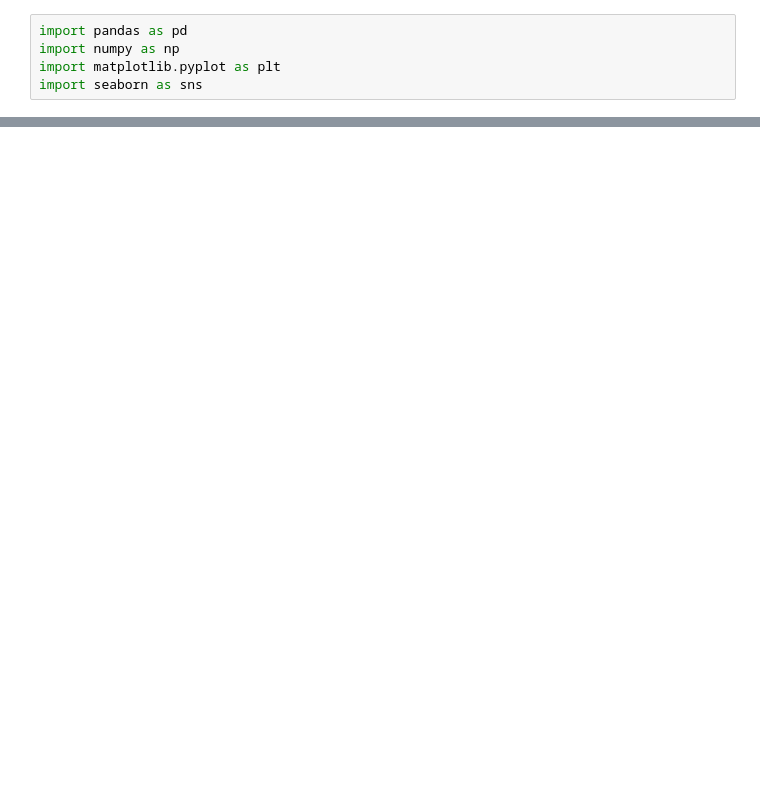
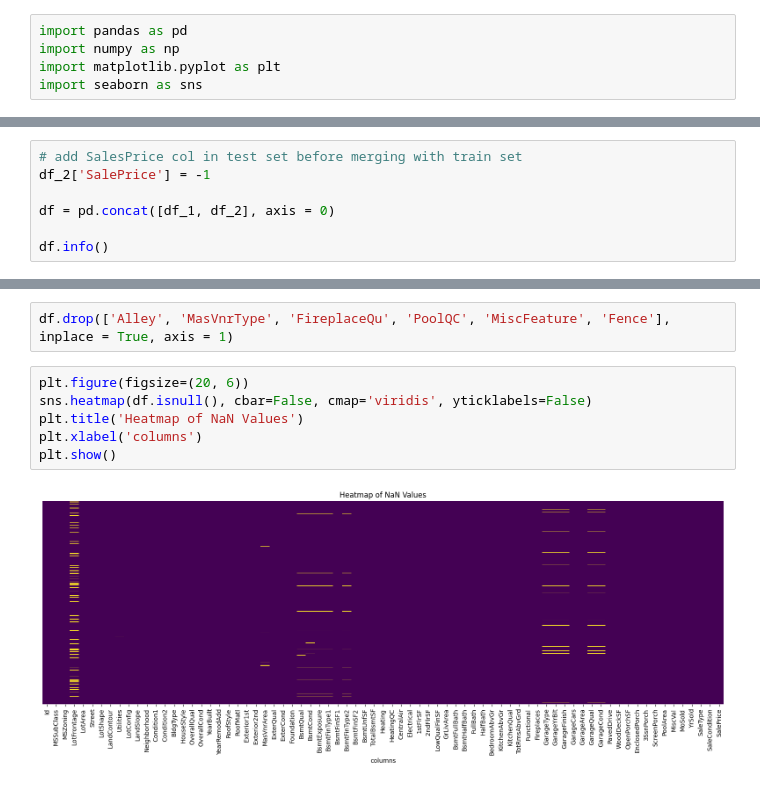
Before and after one commit to dhirajs16/AI_ML_Colab, a Jupyter notebook: House_Prices_advanced_regression_techniques.ipynb, the cells around one changed output, grey strips where cells are left out. Cells and saved outputs as stored; diff of their text form; blank space fills up the shorter version.

Commit message:
Cleanned the cols with most null values.

```diff
--- a/House_Prices_advanced_regression_techniques.ipynb
+++ b/House_Prices_advanced_regression_techniques.ipynb
@@ -18,0 +33,7 @@ df_2 = pd.read_csv('/content/drive/MyDrive/House Prices - Advanced Regression Te
+# %%
+# add SalesPrice col in test set before merging with train set
+df_2['SalePrice'] = -1
+
+df = pd.concat([df_1, df_2], axis = 0)
+
+df.info()
@@ -18,0 +68,10 @@ df_2 = pd.read_csv('/content/drive/MyDrive/House Prices - Advanced Regression Te
+# %%
+df.drop(['Alley', 'MasVnrType', 'FireplaceQu', 'PoolQC', 'MiscFeature', 'Fence'], inplace = True, axis = 1)
+# %%
+plt.figure(figsize=(20, 6))
+sns.heatmap(df.isnull(), cbar=False, cmap='viridis', yticklabels=False)
+plt.title('Heatmap of NaN Values')
+plt.xlabel('columns')
+plt.show()
+# %% [output]
+[figure, added]
```
Also changed, not shown: parts of 4 cells of this notebook.
